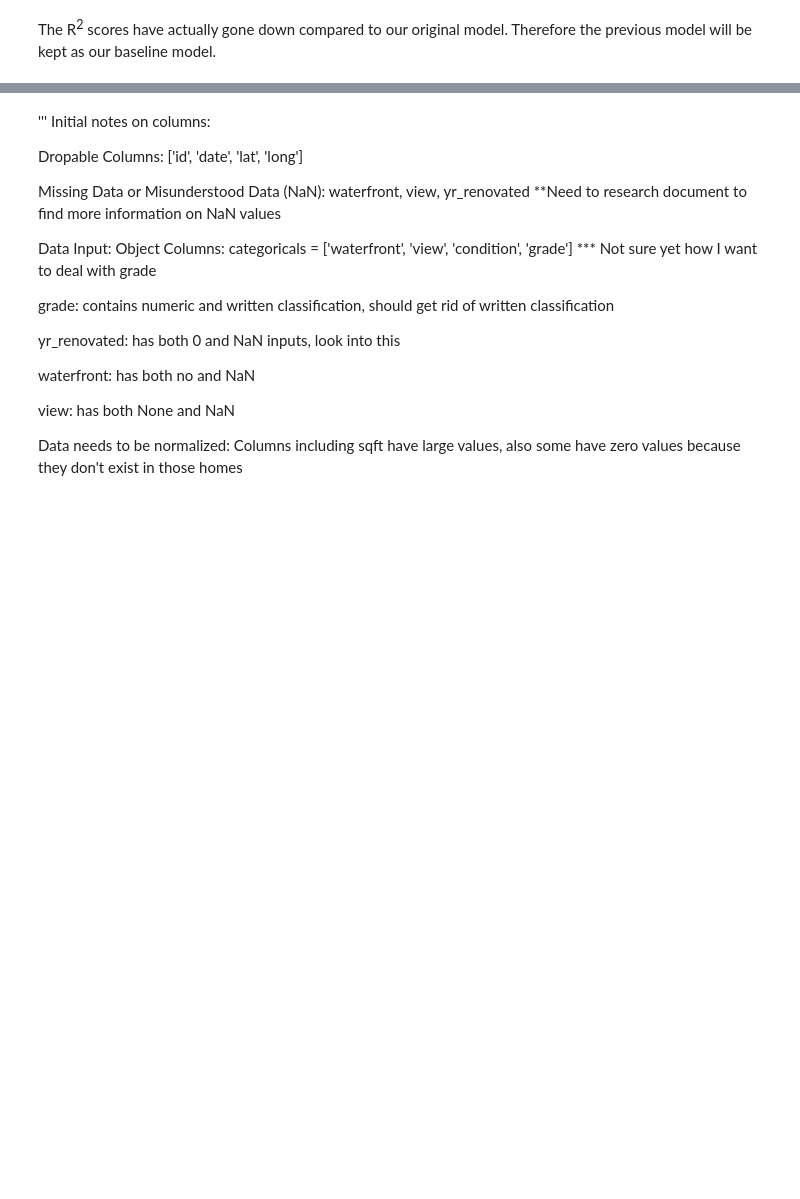
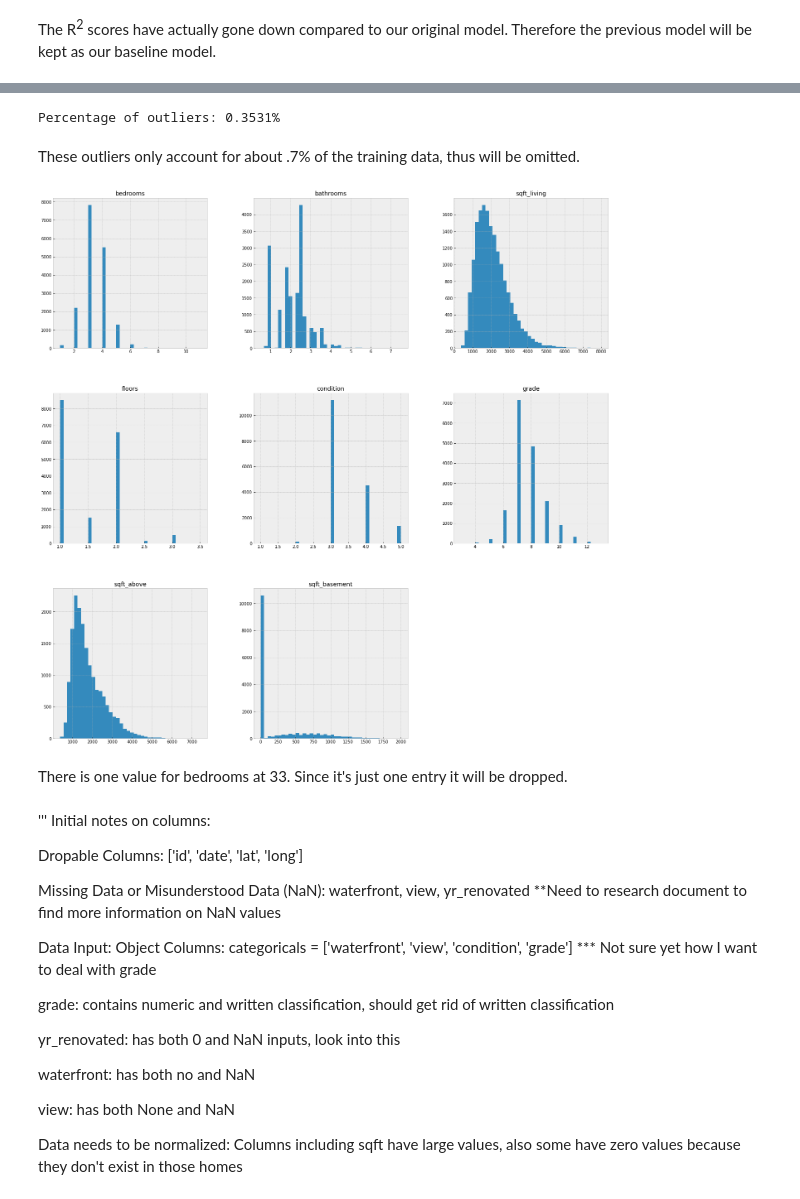
Before and after one commit to cschneck7/phase-2-project, a Jupyter notebook: EDA_notebook.ipynb, the cells around one changed output, grey strips where cells are left out. Cells and saved outputs as stored; diff of their text form; code cells hidden in the pictures; blank space fills up the shorter version.

```diff
--- a/EDA_notebook.ipynb
+++ b/EDA_notebook.ipynb
@@ -397,3 +398,32 @@ linreg_base.intercept_
+# %%
+len_of_outliers = len(X_train[(X_train.sqft_basement > 2000)
+                             | (X_train.sqft_living > 8000)
+                             | (X_train.bedrooms == 33)])
+print('Percentage of outliers: {}%'.format(round(100*(len_of_outliers/len(X_train)), 4)))
+# %% [output]
+Percentage of outliers: 0.3531%
+# %% [markdown]
+These outliers only account for about .7% of the training data, thus will be omitted.
+# %%
+def omit_outliers(X_train, y_train):
+    df = pd.concat([X_train, y_train], axis=1)
+
+    df = df[(df.sqft_basement <= 2000)
+           & (df.sqft_living <= 8000)
+           & (df.bedrooms != 33)]
+
+    y = df.price
+    X = df.drop(columns='price', axis=1)
+
+    return (X, y)
+# %%
+X_train, y_train = omit_outliers(X_train, y_train)
+# %%
+X_train.hist(figsize=(24,24), bins=40);
+# %% [output]
+[figure, added]
+# %% [markdown]
+There is one value for bedrooms at 33. Since it's just one entry it will be dropped.
 # %% [markdown]
 '''
 Initial notes on columns:
```
Also changed, not shown: parts of 11 cells of this notebook.
